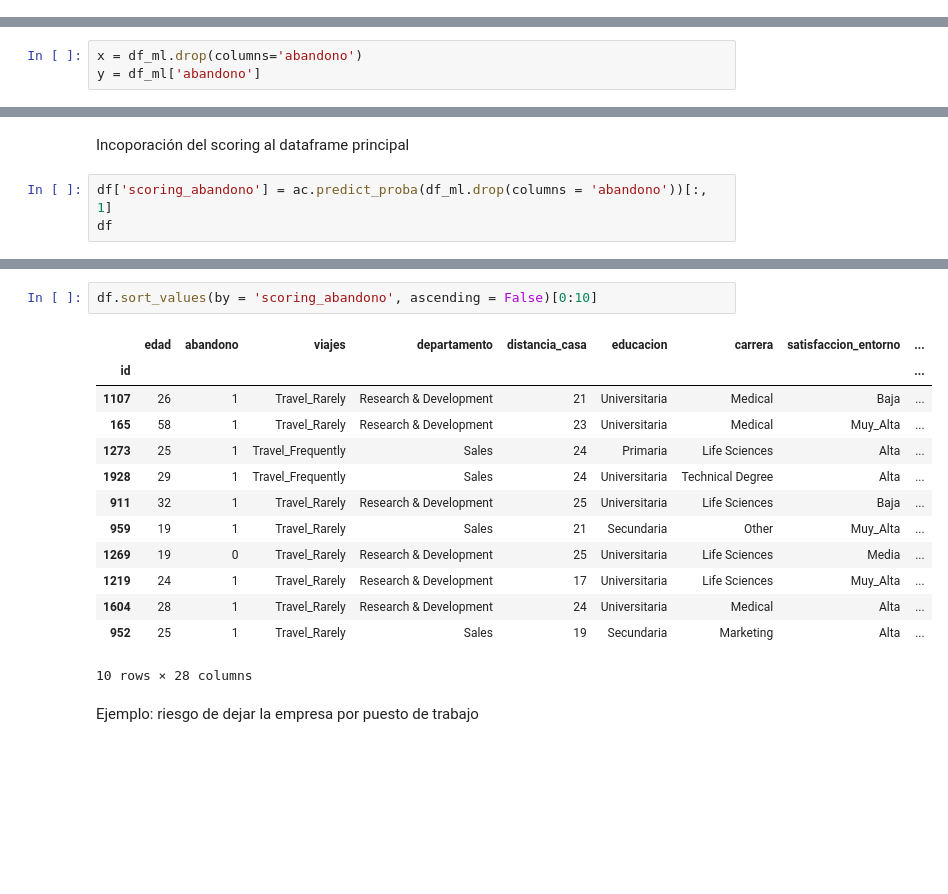
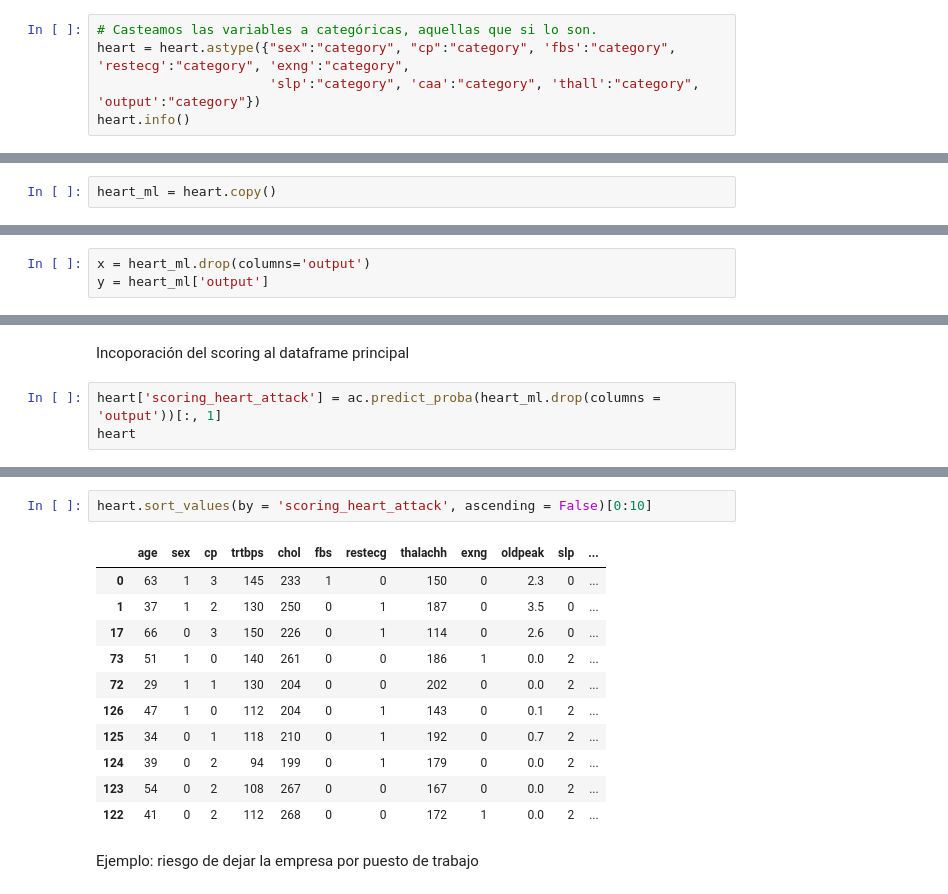
Before and after one commit to BustosMaxx/porfolio, a Jupyter notebook: heart_attack_analysis/notebooks/Machine_Learning.ipynb, the cells around one changed output, grey strips where cells are left out. Drawn from its saved outputs; the diff is of its cells as text; blank space fills up the shorter version.

```diff
--- a/heart_attack_analysis/notebooks/Machine_Learning.ipynb
+++ b/heart_attack_analysis/notebooks/Machine_Learning.ipynb
@@ -80,0 +31,5 @@ dtype: int64
+# %%
+# Casteamos las variables a categóricas, aquellas que si lo son.
+heart = heart.astype({"sex":"category", "cp":"category", 'fbs':"category", 'restecg':"category", 'exng':"category",
+                      'slp':"category", 'caa':"category", 'thall':"category", 'output':"category"})
+heart.info()
@@ -400 +97,3 @@ df_ml = df.copy()
+# %%
+heart_ml = heart.copy()
 # %%
@@ -484,5 +184,5 @@ df_ml
 # %% [markdown]
 #### Separación predictoras y target
 # %%
-x = df_ml.drop(columns='abandono')
-y = df_ml['abandono']
+x = heart_ml.drop(columns='output')
+y = heart_ml['output']
@@ -551,6 +267,6 @@ pd.Series(ac.feature_importances_,index = test_x.columns).sort_values(ascending
 # %% [markdown]
 Incoporación del scoring al dataframe principal
 # %%
-df['scoring_abandono'] = ac.predict_proba(df_ml.drop(columns = 'abandono'))[:, 1]
-df
+heart['scoring_heart_attack'] = ac.predict_proba(heart_ml.drop(columns = 'output'))[:, 1]
+heart
 # %% [output]
@@ -573,19 +288,17 @@ Ejemplo de los 10 empleados con mayor probabilidad de dejar la empresa
 # %%
-df.sort_values(by = 'scoring_abandono', ascending = False)[0:10]
+heart.sort_values(by = 'scoring_heart_attack', ascending = False)[0:10]
 # %% [output]
-|  | edad | abandono | viajes | departamento | distancia_casa | educacion | carrera | satisfaccion_entorno | ... |
-| id |  |  |  |  |  |  |  |  | ... |
-| 1107 | 26 | 1 | Travel_Rarely | Research & Development | 21 | Universitaria | Medical | Baja | ... |
-| 165 | 58 | 1 | Travel_Rarely | Research & Development | 23 | Universitaria | Medical | Muy_Alta | ... |
-| 1273 | 25 | 1 | Travel_Frequently | Sales | 24 | Primaria | Life Sciences | Alta | ... |
-| 1928 | 29 | 1 | Travel_Frequently | Sales | 24 | Universitaria | Technical Degree | Alta | ... |
-| 911 | 32 | 1 | Travel_Rarely | Research & Development | 25 | Universitaria | Life Sciences | Baja | ... |
-| 959 | 19 | 1 | Travel_Rarely | Sales | 21 | Secundaria | Other | Muy_Alta | ... |
-| 1269 | 19 | 0 | Travel_Rarely | Research & Development | 25 | Universitaria | Life Sciences | Media | ... |
-| 1219 | 24 | 1 | Travel_Rarely | Research & Development | 17 | Universitaria | Life Sciences | Muy_Alta | ... |
-| 1604 | 28 | 1 | Travel_Rarely | Research & Development | 24 | Universitaria | Medical | Alta | ... |
-| 952 | 25 | 1 | Travel_Rarely | Sales | 19 | Secundaria | Marketing | Alta | ... |
+|  | age | sex | cp | trtbps | chol | fbs | restecg | thalachh | exng | oldpeak | slp | ... |
+| 0 | 63 | 1 | 3 | 145 | 233 | 1 | 0 | 150 | 0 | 2.3 | 0 | ... |
+| 1 | 37 | 1 | 2 | 130 | 250 | 0 | 1 | 187 | 0 | 3.5 | 0 | ... |
+| 17 | 66 | 0 | 3 | 150 | 226 | 0 | 1 | 114 | 0 | 2.6 | 0 | ... |
+| 73 | 51 | 1 | 0 | 140 | 261 | 0 | 0 | 186 | 1 | 0.0 | 2 | ... |
+| 72 | 29 | 1 | 1 | 130 | 204 | 0 | 0 | 202 | 0 | 0.0 | 2 | ... |
+| 126 | 47 | 1 | 0 | 112 | 204 | 0 | 1 | 143 | 0 | 0.1 | 2 | ... |
+| 125 | 34 | 0 | 1 | 118 | 210 | 0 | 1 | 192 | 0 | 0.7 | 2 | ... |
+| 124 | 39 | 0 | 2 | 94 | 199 | 0 | 1 | 179 | 0 | 0.0 | 2 | ... |
+| 123 | 54 | 0 | 2 | 108 | 267 | 0 | 0 | 167 | 0 | 0.0 | 2 | ... |
+| 122 | 41 | 0 | 2 | 112 | 268 | 0 | 0 | 172 | 1 | 0.0 | 2 | ... |
-10 rows × 28 columns
 # %% [markdown]
 Ejemplo: riesgo de dejar la empresa por puesto de trabajo
 # %%
```
Also changed, not shown: parts of 73 cells of this notebook, 2 other files.
